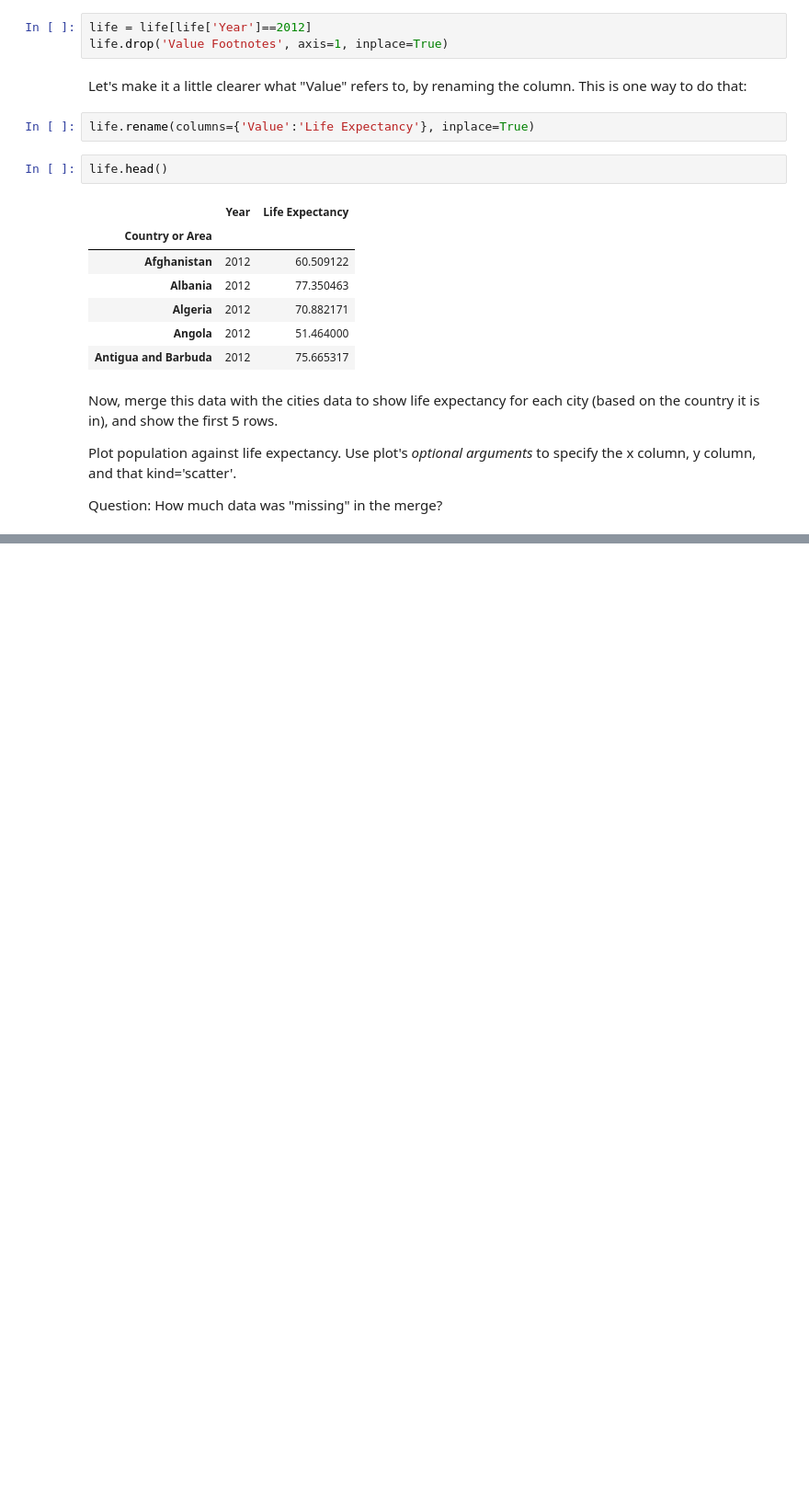
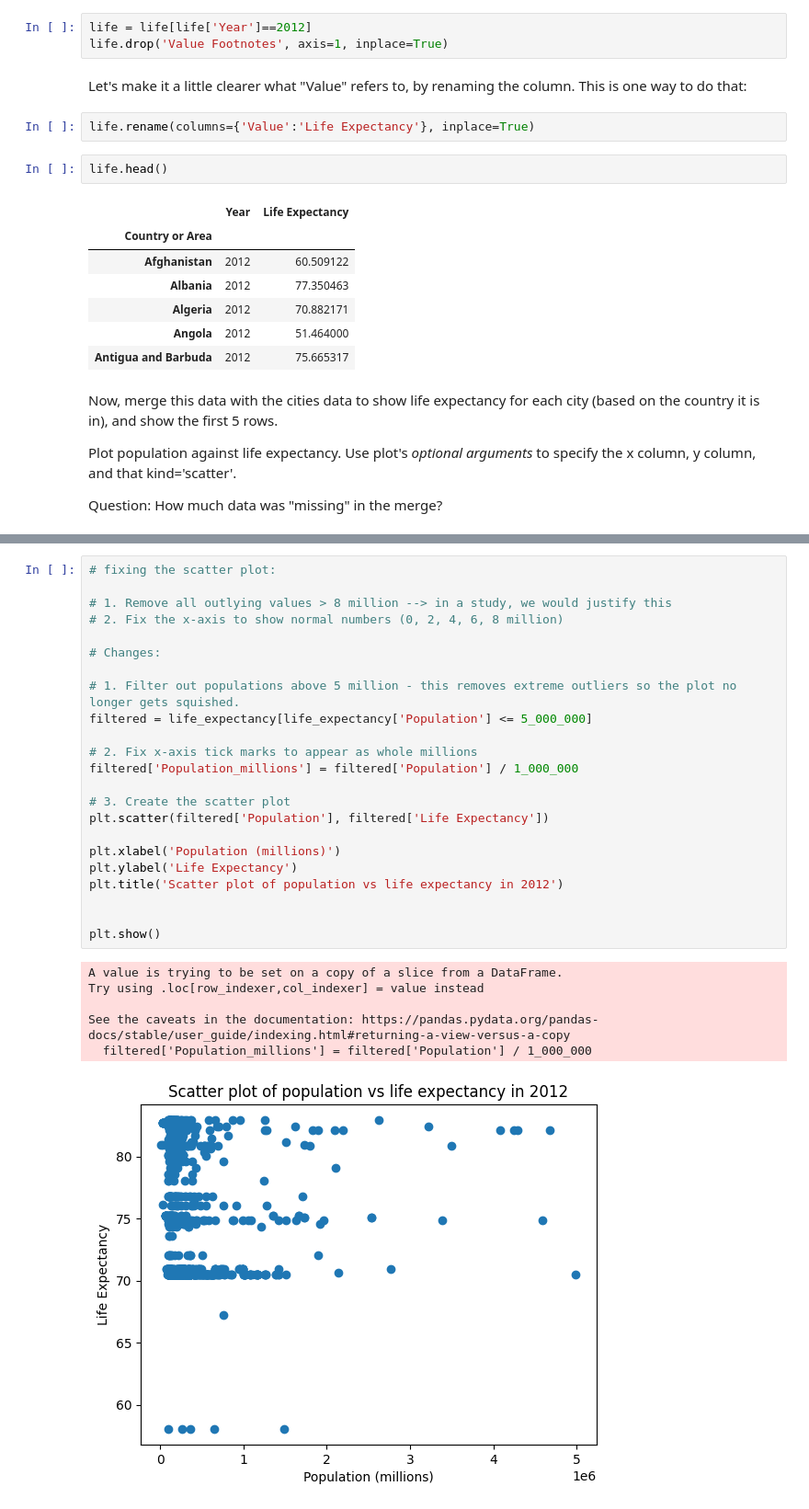
Before and after one commit to Maiasamberger/QM2, a Jupyter notebook: notebooks/RW. Merging and Joining.ipynb, the cells around one changed output, grey strips where cells are left out. Shown at 92% size. Cells and saved outputs as stored; diff of their text form; blank space fills up the shorter version.

```diff
--- a/notebooks/RW. Merging and Joining.ipynb
+++ b/notebooks/RW. Merging and Joining.ipynb
@@ -587,0 +597,30 @@ plt.ylabel('Income (Net, Equivalised) [GBP]')
+# %%
+# fixing the scatter plot:
+
+# 1. Remove all outlying values > 8 million --> in a study, we would justify this
+# 2. Fix the x-axis to show normal numbers (0, 2, 4, 6, 8 million)
+
+# Changes:
+
+# 1. Filter out populations above 5 million - this removes extreme outliers so the plot no longer gets squished.
+filtered = life_expectancy[life_expectancy['Population'] <= 5_000_000]
+
+# 2. Fix x-axis tick marks to appear as whole millions
+filtered['Population_millions'] = filtered['Population'] / 1_000_000
+
+# 3. Create the scatter plot
+plt.scatter(filtered['Population'], filtered['Life Expectancy'])
+
+plt.xlabel('Population (millions)')
+plt.ylabel('Life Expectancy')
+plt.title('Scatter plot of population vs life expectancy in 2012')
+
+
+plt.show()
+# %% [output]
+A value is trying to be set on a copy of a slice from a DataFrame.
+Try using .loc[row_indexer,col_indexer] = value instead
+
+See the caveats in the documentation: https://pandas.pydata.org/pandas-docs/stable/user_guide/indexing.html#returning-a-view-versus-a-copy
+  filtered['Population_millions'] = filtered['Population'] / 1_000_000
+[figure, added]
```
Also changed, not shown: parts of 28 cells of this notebook.
